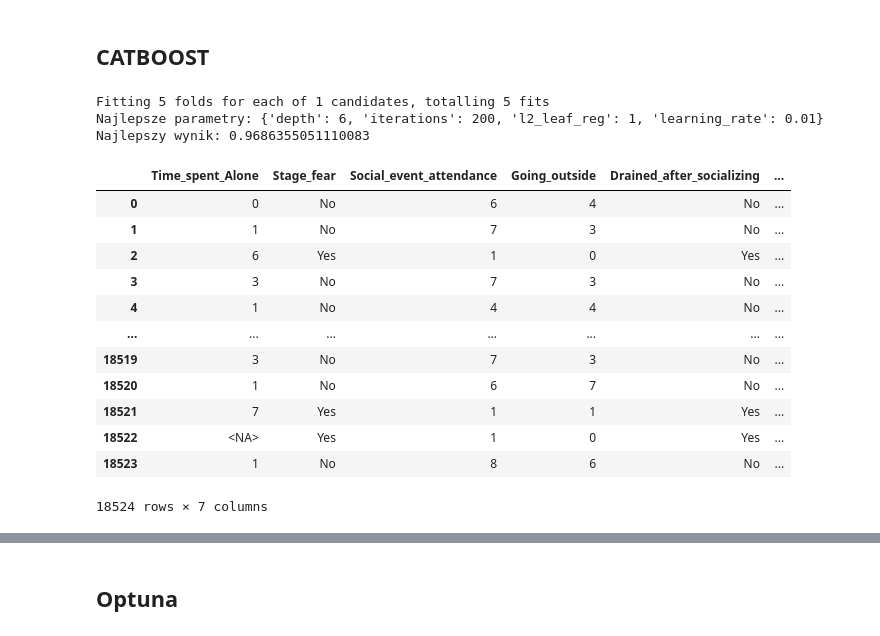
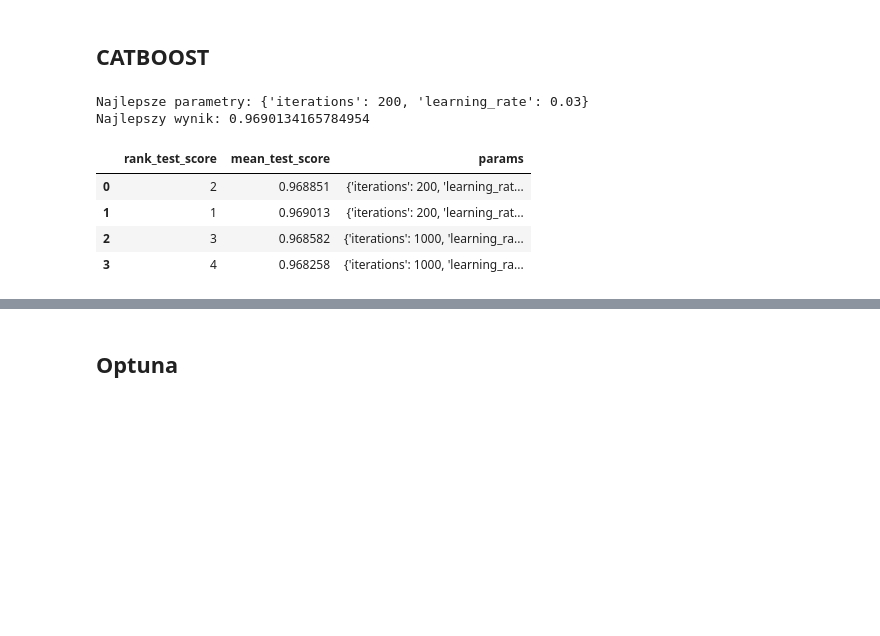
Before and after one commit to PiotrPieciak/LEARN_06_KAGGLE_Predict_Introverts, a Jupyter notebook: notebooks/02_Introverts_and_extroverts_ML_experiments.ipynb, the cells around one changed output, grey strips where cells are left out. Saved outputs shown, nothing was run; the diff lists cells and outputs as text; code cells hidden in the pictures; blank space fills up the shorter version.

```diff
--- a/notebooks/02_Introverts_and_extroverts_ML_experiments.ipynb
+++ b/notebooks/02_Introverts_and_extroverts_ML_experiments.ipynb
@@ -85,61 +70,50 @@ model.fit(train_df.drop(['id','Personality'], axis=1), train_df['Personality'])
 # %%
-from catboost import CatBoostClassifier
-from sklearn.model_selection import GridSearchCV
+
 
 cat_features = ['Stage_fear','Drained_after_socializing']
 # 1. Inicjalizacja modelu (bez uczenia, bez pipeline'u)
 model = CatBoostClassifier(verbose=0, cat_features=cat_features,)  # verbose=0 żeby nie spamował
 
 # 2. Zbiór parametrów do przeszukania
 param_grid = {
-    'learning_rate': [0.01],#, 0.05, 0.1],
-    'depth': [ 6],#, 8],
-    'l2_leaf_reg': [1],#, 3],
-    'iterations': [200]#, 500]
+    'learning_rate': [0.01, 0.03],#, 0.05, 0.1],
+    # 'depth': [ 6],#, 8],
+    # 'l2_leaf_reg': [1],#, 3],
+     'iterations': [200, 1000]
 }
 
 # 3. GridSearchCV (tu możesz dodać scoring, cv, n_jobs itd.)
 grid_search = GridSearchCV(
     estimator=model,
     param_grid=param_grid,
     scoring='accuracy',       # lub 'roc_auc', 'f1', zależnie od problemu
     cv=5,                      # 5-fold cross-validation
     n_jobs=-1,                 # pełne równoległe obciążenie CPU
-    verbose=1                 # pokaże postęp
 )
 
 # 4. Dopasowanie do danych (X to features, y to target)
-grid_search.fit(train_df.drop(['id','Personality'], axis=1), train_df['Personality'])
+grid_search.fit(X, y)
 
 # 5. Wyniki
 print("Najlepsze parametry:", grid_search.best_params_)
 print("Najlepszy wynik:", grid_search.best_score_)
 
 best_model = grid_search.best_estimator_
 
 # Ponowne fitowanie z cat_features
 #best_model.set_params(cat_features=cat_features)
 #best_model.fit(train_df.drop(['id','Personality'], axis=1), train_df['Personality'])
-eval_pool = Pool(train_df.drop(['id','Personality'], axis=1), train_df['Personality'], cat_features=cat_features)
+eval_pool = Pool(X, y, cat_features=cat_features)
 importances = best_model.get_feature_importance(eval_pool)
+
+res_df = pd.DataFrame(grid_search.cv_results_)
+res_df[['rank_test_score','mean_test_score','params']]
 # %% [output]
-Fitting 5 folds for each of 1 candidates, totalling 5 fits
-Najlepsze parametry: {'depth': 6, 'iterations': 200, 'l2_leaf_reg': 1, 'learning_rate': 0.01}
-Najlepszy wynik: 0.9686355051110083
+Najlepsze parametry: {'iterations': 200, 'learning_rate': 0.03}
+Najlepszy wynik: 0.9690134165784954
+|  | rank_test_score | mean_test_score | params |
+| 0 | 2 | 0.968851 | {'iterations': 200, 'learning_rat... |
+| 1 | 1 | 0.969013 | {'iterations': 200, 'learning_rat... |
+| 2 | 3 | 0.968582 | {'iterations': 1000, 'learning_ra... |
+| 3 | 4 | 0.968258 | {'iterations': 1000, 'learning_ra... |
-# %%
-train_df.drop(['id','Personality'], axis=1)
-# %% [output]
-|  | Time_spent_Alone | Stage_fear | Social_event_attendance | Going_outside | Drained_after_socializing | ... |
-| 0 | 0 | No | 6 | 4 | No | ... |
-| 1 | 1 | No | 7 | 3 | No | ... |
-| 2 | 6 | Yes | 1 | 0 | Yes | ... |
-| 3 | 3 | No | 7 | 3 | No | ... |
-| 4 | 1 | No | 4 | 4 | No | ... |
-| ... | ... | ... | ... | ... | ... | ... |
-| 18519 | 3 | No | 7 | 3 | No | ... |
-| 18520 | 1 | No | 6 | 7 | No | ... |
-| 18521 | 7 | Yes | 1 | 1 | Yes | ... |
-| 18522 | <NA> | Yes | 1 | 0 | Yes | ... |
-| 18523 | 1 | No | 8 | 6 | No | ... |
-18524 rows × 7 columns
 # %%
```
Also changed, not shown: parts of 4 cells of this notebook.
